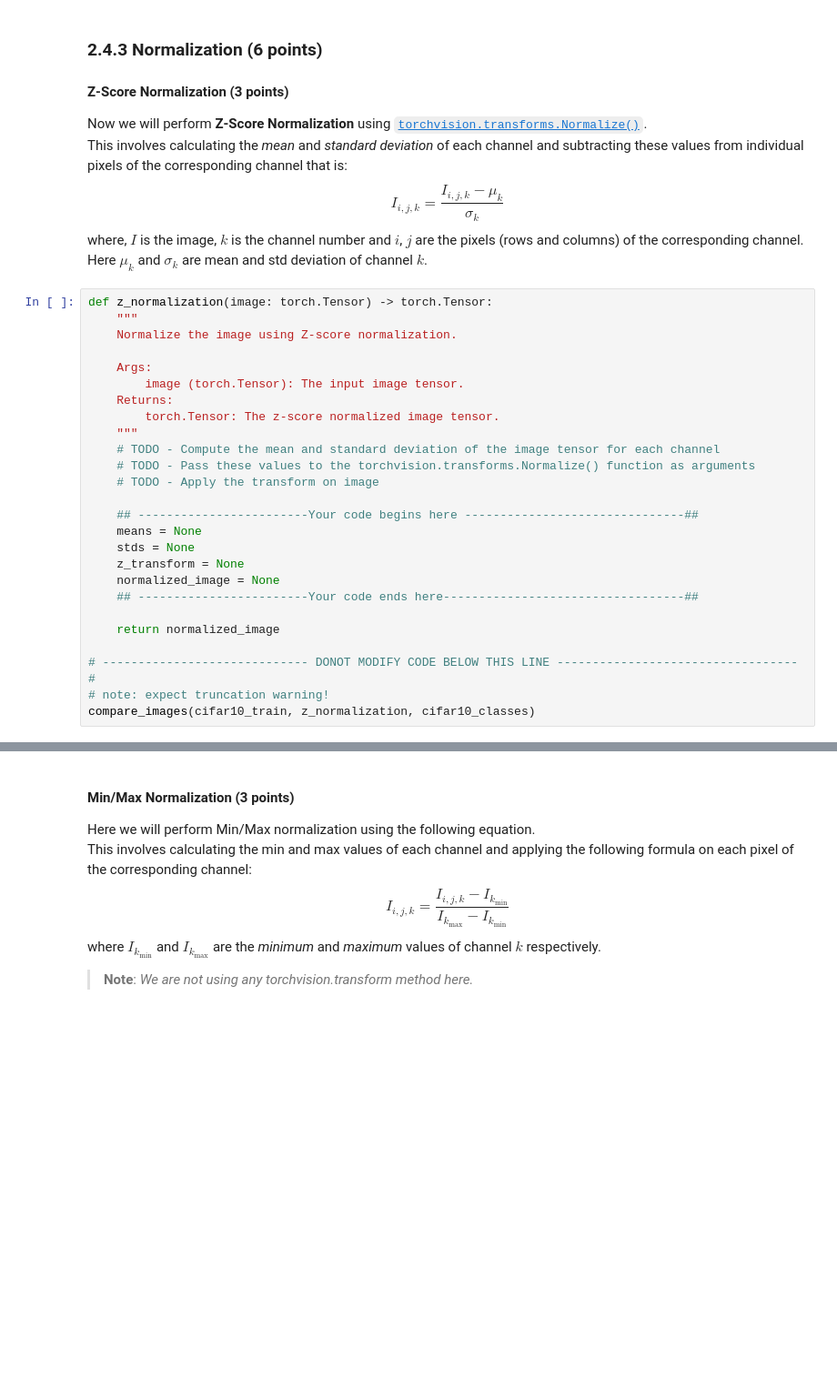
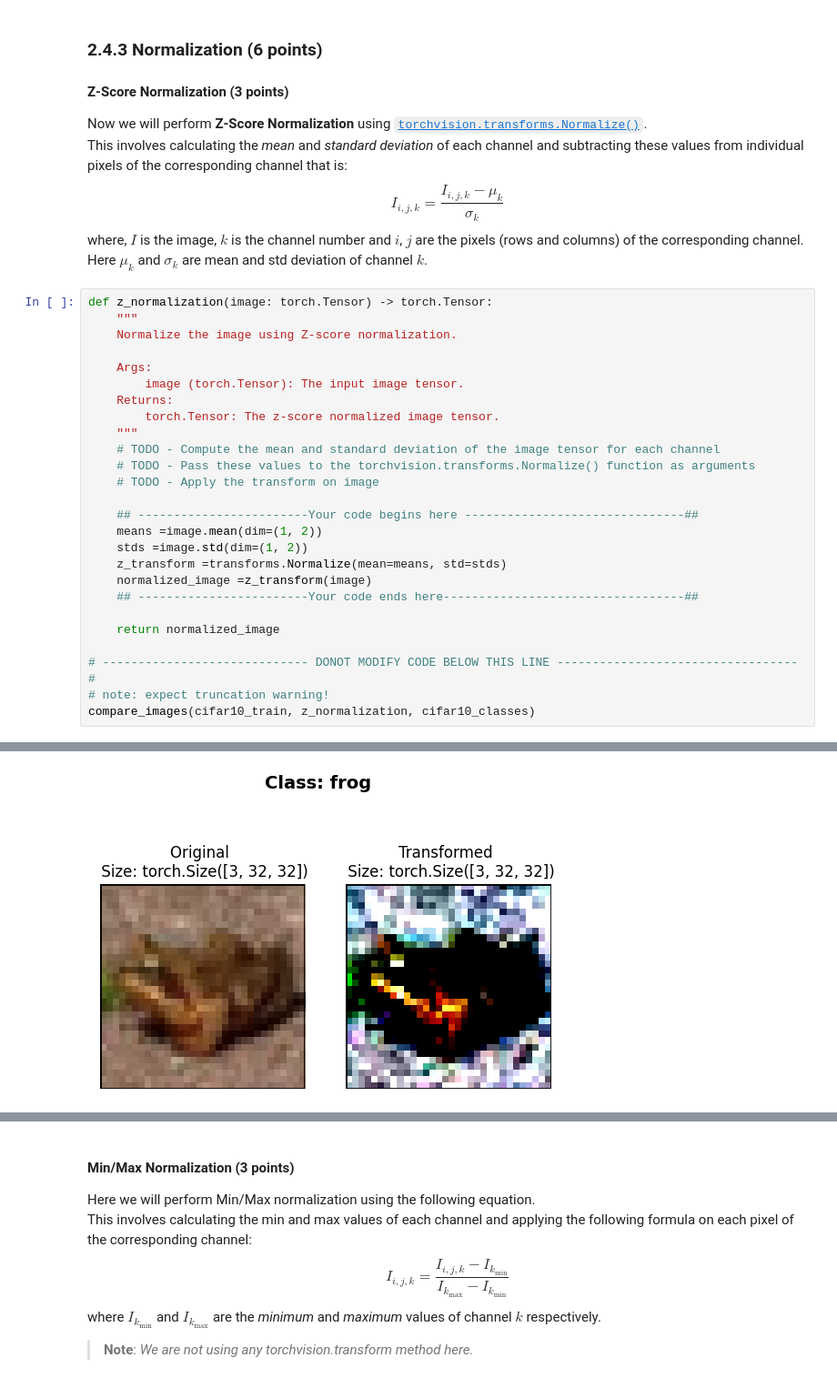
Before and after one commit to 26100226/26100226_PA1, a Jupyter notebook: Rollnumber_PA01_A_.ipynb, the cells around one changed output, grey strips where cells are left out. Shown at 91% size. Cells and saved outputs as stored; diff of their text form; blank space fills up the shorter version.

```diff
--- a/Rollnumber_PA01_A_.ipynb
+++ b/Rollnumber_PA01_A_.ipynb
@@ -767,10 +785,10 @@ def z_normalization(image: torch.Tensor) -> torch.Tensor:
     # TODO - Apply the transform on image
 
     ## ------------------------Your code begins here -------------------------------##
-    means = None
-    stds = None
-    z_transform = None
-    normalized_image = None
+    means =image.mean(dim=(1, 2))
+    stds =image.std(dim=(1, 2))
+    z_transform =transforms.Normalize(mean=means, std=stds)
+    normalized_image =z_transform(image)
     ## ------------------------Your code ends here----------------------------------##
 
     return normalized_image
@@ -778,3 +796,4 @@ def z_normalization(image: torch.Tensor) -> torch.Tensor:
 # ----------------------------- DONOT MODIFY CODE BELOW THIS LINE ---------------------------------- #
 # note: expect truncation warning!
 compare_images(cifar10_train, z_normalization, cifar10_classes)
+# %% [output]
@@ -780,0 +804 @@ compare_images(cifar10_train, z_normalization, cifar10_classes)
+[figure, added]
```
Also changed, not shown: parts of 9 cells of this notebook.
